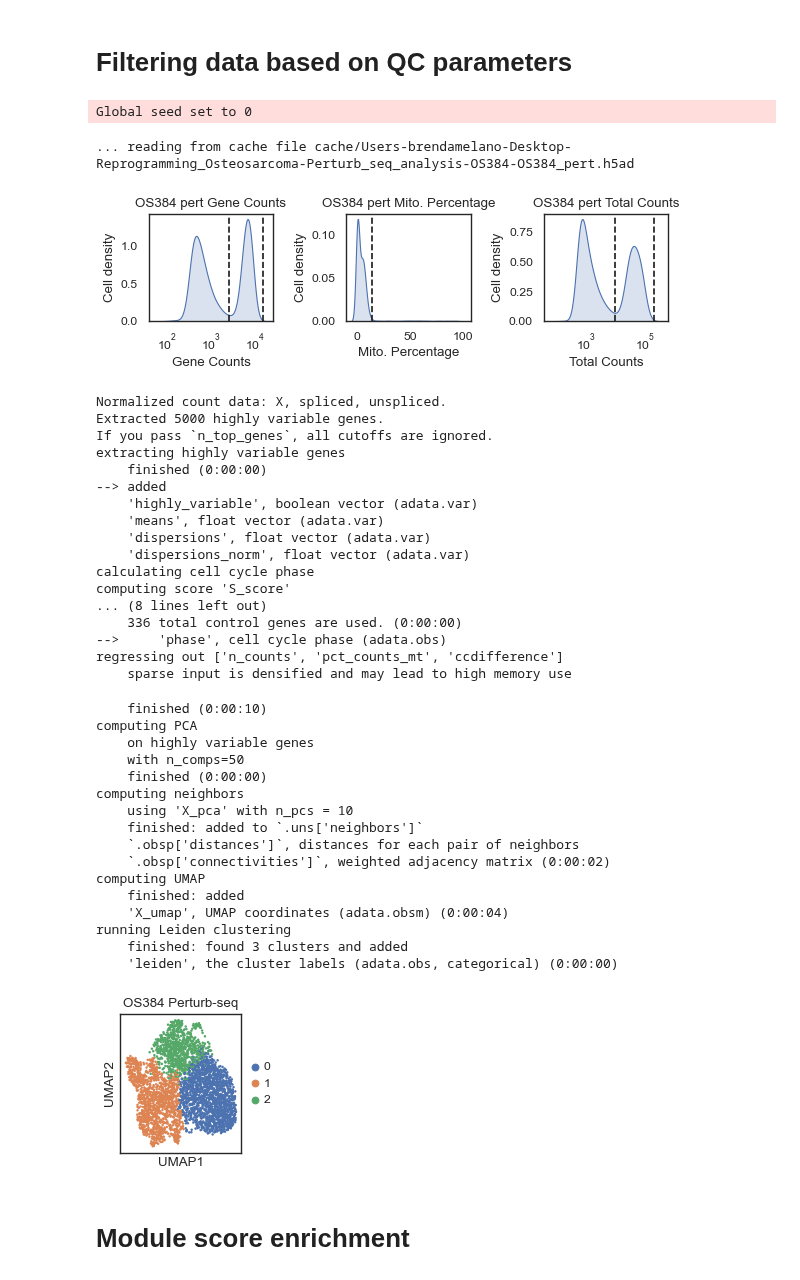
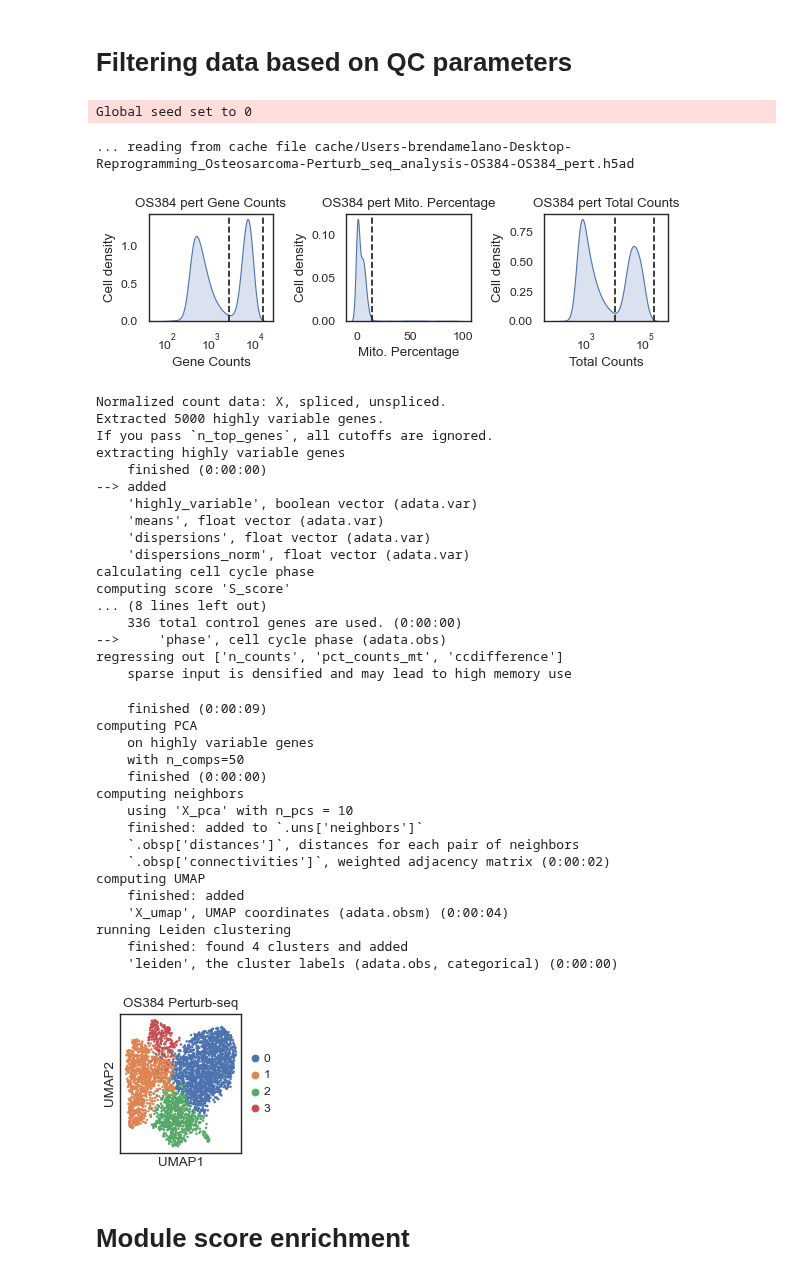
Before and after one commit to brendamelano/Reprogramming_Osteosarcoma, a Jupyter notebook: Perturb_seq_analysis/OS384_perturb_seq_analysis.ipynb, the cells around one changed output. Drawn from its saved outputs; the diff is of its cells as text; code cells hidden in the pictures.

```diff
--- a/Perturb_seq_analysis/OS384_perturb_seq_analysis.ipynb
+++ b/Perturb_seq_analysis/OS384_perturb_seq_analysis.ipynb
@@ -1,7 +1,6 @@
 # %% [markdown]
 # Filtering data based on QC parameters
 # %%
-from svae import SpikeSlabVAE, metrics, sparse_shift, sVAE
 from scipy.stats import chi2_contingency
 from scipy.stats import ttest_ind
 from sklearn.utils import shuffle
@@ -23,7 +22,6 @@ import scvi
 import desc
 import umap
 import h5py
-import svae
 import os
 
 
@@ -107,7 +105,6 @@ plt.tight_layout()
 plt.show()
 
 
-
 # Filtering the adata set based on total counts, genes and mitochondrial percentage
 adata = adata[(adata.obs['total_counts'] >= 10000) &
                         (adata.obs['total_counts'] <= 200000) &
@@ -130,7 +127,8 @@ scv.pp.filter_genes_dispersion(adata, n_top_genes=5000)
 # previously at 3000
 # 5000 for testing KD
 
-# make sure that the log transformation is where it belongs in this preprocessing sequence
+
+# Make sure that the log transformation is where it belongs in this preprocessing sequence
 scv.pp.log1p(adata)
 
 # making the adata copy below might have to go before the log transformation
@@ -175,6 +173,7 @@ g2m_genes = cell_cycle_genes[43:]
 cell_cycle_genes = [x for x in cell_cycle_genes if x in adata.var_names]
 
 
+# Computing cell cycle scores
 sc.tl.score_genes_cell_cycle(adata, s_genes=s_genes, g2m_genes=g2m_genes)
 
 
@@ -195,7 +194,7 @@ sc.pp.regress_out(adata, ['n_counts', 'pct_counts_mt', 'ccdifference'])
 
 
 # Remove scaling for testing KD
-#sc.pp.scale(adata, max_value=10)
+sc.pp.scale(adata, max_value=10)
 
 
 # Performing dimensionality reduction with PCA
@@ -244,36 +243,36 @@ Normalized count data: X, spliced, unspliced.
 Extracted 5000 highly variable genes.
 If you pass `n_top_genes`, all cutoffs are ignored.
 extracting highly variable genes
     finished (0:00:00)
 --> added
     'highly_variable', boolean vector (adata.var)
     'means', float vector (adata.var)
     'dispersions', float vector (adata.var)
     'dispersions_norm', float vector (adata.var)
 calculating cell cycle phase
 computing score 'S_score'
 ... (8 lines left out)
     336 total control genes are used. (0:00:00)
 -->     'phase', cell cycle phase (adata.obs)
 regressing out ['n_counts', 'pct_counts_mt', 'ccdifference']
     sparse input is densified and may lead to high memory use
-    finished (0:00:10)
+    finished (0:00:09)
 computing PCA
     on highly variable genes
     with n_comps=50
     finished (0:00:00)
 computing neighbors
     using 'X_pca' with n_pcs = 10
     finished: added to `.uns['neighbors']`
     `.obsp['distances']`, distances for each pair of neighbors
     `.obsp['connectivities']`, weighted adjacency matrix (0:00:02)
 computing UMAP
     finished: added
     'X_umap', UMAP coordinates (adata.obsm) (0:00:04)
 running Leiden clustering
-    finished: found 3 clusters and added
+    finished: found 4 clusters and added
     'leiden', the cluster labels (adata.obs, categorical) (0:00:00)
-[figure, old version]
+[figure, new version]
 # %% [markdown]
 # Module score enrichment
 # %%
```
Also changed, not shown: parts of 7 cells of this notebook, 1 other file.
